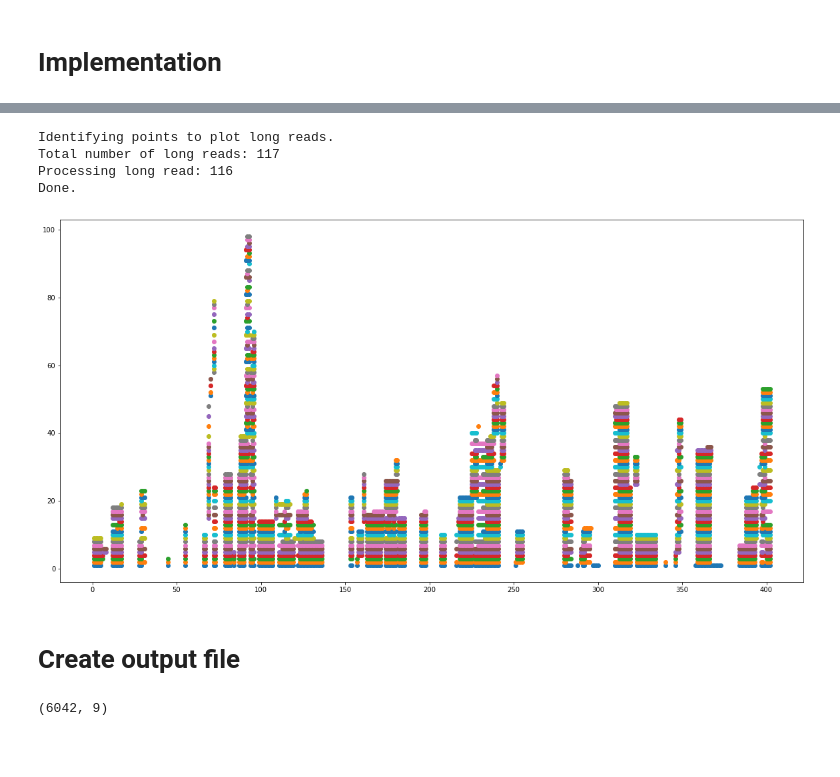
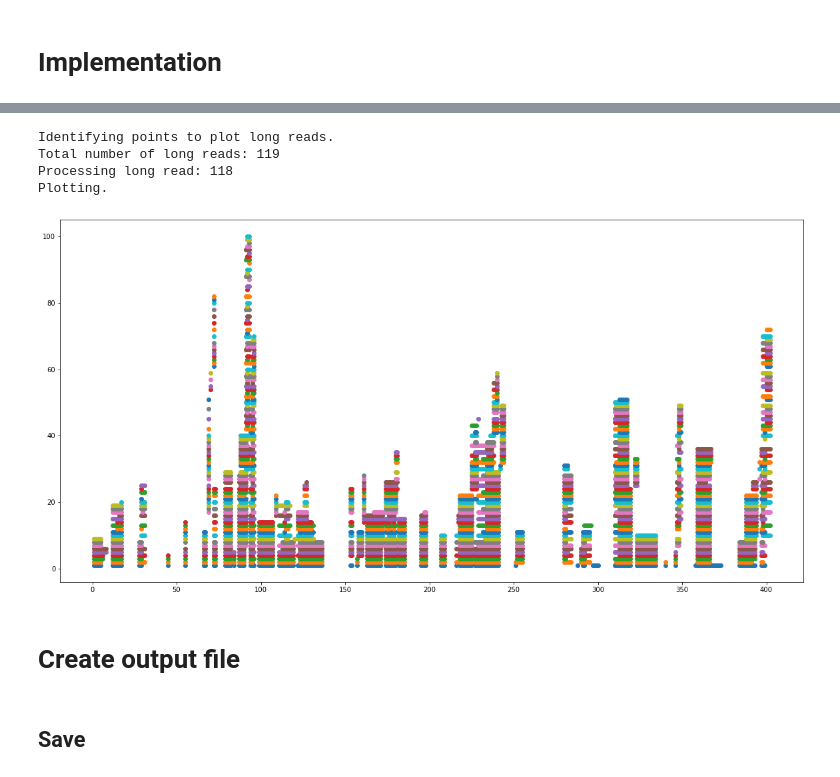
Before and after one commit to aretiandev/bioliquid-nanopore, a Jupyter notebook: 12_long_reads.ipynb, the cells around one changed output, grey strips where cells are left out. Drawn from its saved outputs; the diff is of its cells as text; code cells hidden in the pictures; blank space fills up the shorter version.

Commit message:
long_reads.ipynb: Improve UI and optimize for faster script

```diff
--- a/12_long_reads.ipynb
+++ b/12_long_reads.ipynb
@@ -129,15 +134,16 @@ def create_bins():
 # %%
-def assign_reads_to_bins(df, selected_person):
+def assign_reads_to_bins(df, bins, selected_person):
 # Returns person_reads with the 'bin' column of bin membership
 
-    reads_0 = df[df['sample']==0]
-    reads_1 = df[df['sample']==1]
-
-    print(f"Selected person: person{selected_person}")
+    print("")
+    print("Assigning reads to bins.")
+    print(f"Selected person: person{selected_person}.")
 
     if   selected_person == 0:
+        reads_0 = df[df['sample']==0]
         person_reads = reads_0.copy()
     elif selected_person == 1:
+        reads_1 = df[df['sample']==1]
         person_reads = reads_1.copy()
 
     # Count empty bins
@@ -173,7 +179,7 @@ def assign_reads_to_bins(df, selected_person):
         # Append bin number to bin column
         person_reads.loc[overlaps_bin].apply(lambda x: append_bin(x, n), axis=1)
 
-    print(f"Reads with no assigned bin: {person_reads['bin'].isna().sum()}")
+    print(f"Done. Reads with no assigned bin: {person_reads['bin'].isna().sum()}")
     print(f"There are {empty_bins} empty bins: {empty_bins_list}")
 
     return person_reads
@@ -288,5 +299,3 @@ def plot_long_reads(person_reads):
 # %%
-descriptive_stats(df)
-
-bins = create_bins()
+bins = create_bins(df)
 # %% [output]
@@ -326,0 +321,12 @@ Done.
+# %%
+selected_person = 0
+person_reads0 = assign_reads_to_bins(df, bins, selected_person)
+person_reads0 = create_long_reads(person_reads0)
+
+selected_person = 1
+person_reads1 = assign_reads_to_bins(df, bins, selected_person)
+person_reads1 = create_long_reads(person_reads1)
+
+print("")
+print(f"Person 0 long reads: {person_reads0['long_read'].max():,.0f}")
+print(f"Person 1 long reads: {person_reads1['long_read'].max():,.0f}")
@@ -337,12 +347,11 @@ Done.
 # %%
-# 10/15
-# plot_long_reads(person_reads1)
+plot_long_reads(person_reads1)
 # %% [output]
 Identifying points to plot long reads.
-Total number of long reads: 117
-Processing long read: 116
-Done.
+Total number of long reads: 119
+Processing long read: 118
+Plotting.
-[figure, old version]
+[figure, new version]
 # %% [markdown]
 # Create output file
 # %%
@@ -359,4 +368,6 @@ person_reads_out = person_reads_out.rename(columns={'long_read_id':'read_id'})
 # Rename columns as original
 person_reads_out = person_reads_out.rename(columns={'orig_pos':'startpos'})
 person_reads_out = person_reads_out[original_columns]
+# %% [markdown]
+## Save
 # %%
@@ -364,6 +375,2 @@ person_reads_out.to_csv(f'{datadir}/{run_number}_{chrom}_tagged_reads.csv', inde
 #           output.to_csv(f'{datadir}/{run_number}_{chrom}_person_full.txt', index=None, header=None, sep='\t')
 # datadir,'/', run_number,'_',chr,'_tagged_reads.csv')
-# %%
-person_reads_out.shape
-# %% [output]
-(6042, 9)
```
Also changed, not shown: parts of 21 cells of this notebook.
